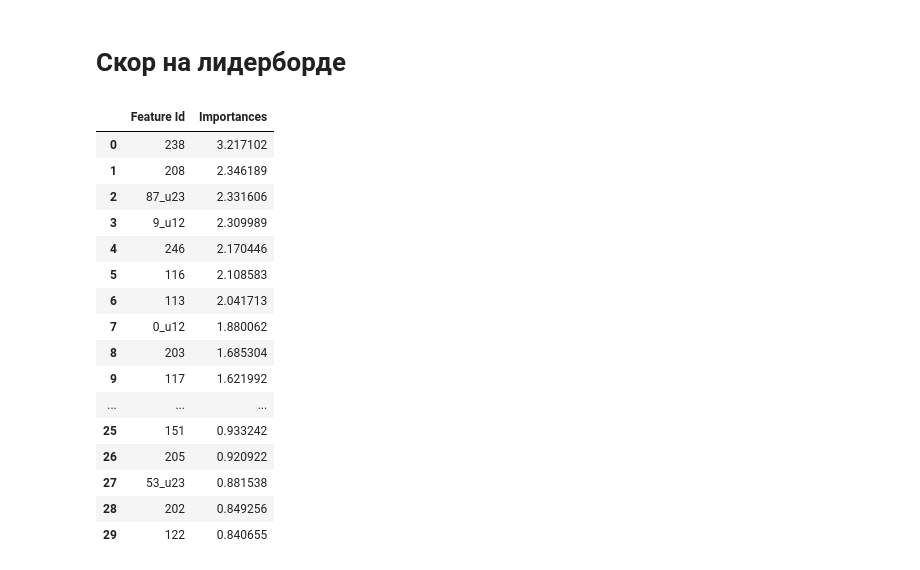
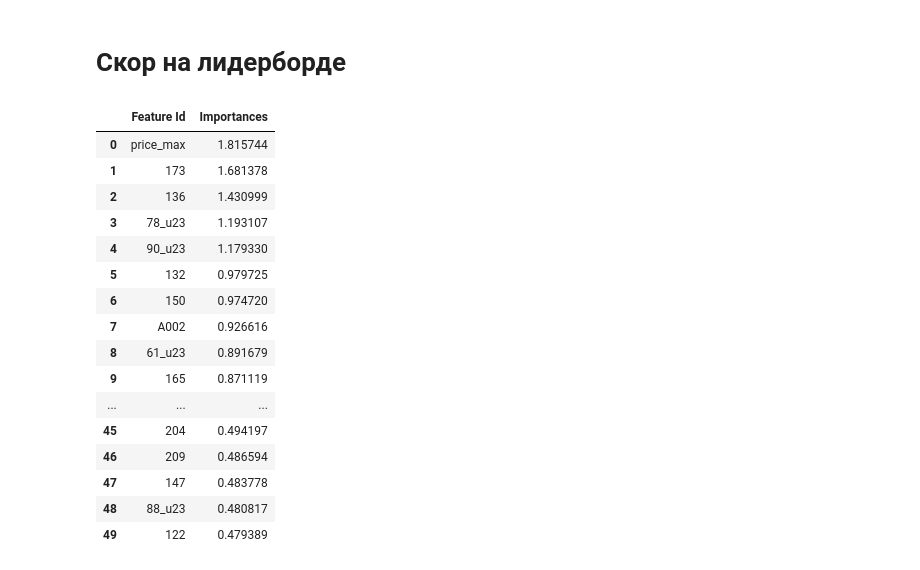
Before and after one commit to SorokinV/Challenge-MTS-2023, a Jupyter notebook: Data-Arch/Context_Baseline_Public.ipynb, the cells around one changed output. Cells and saved outputs as stored; diff of their text form; code cells hidden in the pictures.

```diff
--- a/Data-Arch/Context_Baseline_Public.ipynb
+++ b/Data-Arch/Context_Baseline_Public.ipynb
@@ -352,8 +272,8 @@ Wall time: 9min 5s
 # %%
-%%time
-values = np.array(data_agg['request_cnt_sum'])
-rows = np.array(data_agg['user_id'].map(usr_dict))
-cols = np.array(data_agg['url_host'].map(url_dict))
-mat = scipy.sparse.coo_matrix((values, (rows, cols)), shape=(rows.max() + 1, cols.max() + 1))
-als = implicit.approximate_als.FaissAlternatingLeastSquares(factors = 250, iterations = 30, use_gpu = False, \
-       calculate_training_loss = False, regularization = 0.1)
+if 0 :
+    values = np.array(data_agg['request_cnt_sum'])
+    rows = np.array(data_agg['user_id'].map(usr_dict))
+    cols = np.array(data_agg['url_host'].map(url_dict))
+    mat = scipy.sparse.coo_matrix((values, (rows, cols)), shape=(rows.max() + 1, cols.max() + 1))
+    als = implicit.approximate_als.FaissAlternatingLeastSquares(factors = 250, iterations = 30, use_gpu = False, \
+           calculate_training_loss = False, regularization = 0.1)
@@ -384,5 +280,5 @@ als.model.__dict__
 # %%
-%%time
-als.fit(mat)
-u_factors = als.model.user_factors
-d_factors = als.model.item_factors
+if 0 :
+    als.fit(mat)
+    u_factors = als.model.user_factors
+    d_factors = als.model.item_factors
@@ -395,0 +320,7 @@ u_factors.shape, d_factors.shape
+# %%
+%%time
+u3 = doMatrix(data_aggB.user_id, data_aggB.date,            data_aggB.request_cnt_sum, clusters=10, factors=100)
+u0 = doMatrix(data_agg.user_id,  data_agg.url_host,         data_agg.request_cnt_sum, clusters=400, factors=250)
+
+u1 = doMatrix(data_aggZ.user_id, data_aggZ.region_name_max, data_aggZ.request_cnt_mean, clusters=5)
+u2 = doMatrix(data_aggZ.user_id, data_aggZ.city_name_max,   data_aggZ.request_cnt_mean, clusters=20)
@@ -404,7 +339,7 @@ usr_emb['user_id'] = usr_emb.index.map(inv_usr_map)
 '''
 
 usr_emb = u0
-#usr_emb = usr_emb.merge(u1, how = 'inner', on = ['user_id'], suffixes=('_u0', '_u1') )
+usr_emb = usr_emb.merge(u1, how = 'inner', on = ['user_id'], suffixes=('_u0', '_u1') )
 usr_emb = usr_emb.merge(u2, how = 'inner', on = ['user_id'], suffixes=('_u12','_u2') )
 usr_emb = usr_emb.merge(u3, how = 'inner', on = ['user_id'], suffixes=('_u23','_u3') )
 
@@ -560,22 +499,22 @@ user_id,is_male,age
 # %%
 xx=clf.get_feature_importance(prettified=True)
 # %%
-xx.head(30)
+xx.head(50)
 # %% [output]
 |  | Feature Id | Importances |
-| 0 | 238 | 3.217102 |
-| 1 | 208 | 2.346189 |
-| 2 | 87_u23 | 2.331606 |
-| 3 | 9_u12 | 2.309989 |
-| 4 | 246 | 2.170446 |
-| 5 | 116 | 2.108583 |
-| 6 | 113 | 2.041713 |
-| 7 | 0_u12 | 1.880062 |
-| 8 | 203 | 1.685304 |
-| 9 | 117 | 1.621992 |
+| 0 | price_max | 1.815744 |
+| 1 | 173 | 1.681378 |
+| 2 | 136 | 1.430999 |
+| 3 | 78_u23 | 1.193107 |
+| 4 | 90_u23 | 1.179330 |
+| 5 | 132 | 0.979725 |
+| 6 | 150 | 0.974720 |
+| 7 | A002 | 0.926616 |
+| 8 | 61_u23 | 0.891679 |
+| 9 | 165 | 0.871119 |
 | ... | ... | ... |
-| 25 | 151 | 0.933242 |
-| 26 | 205 | 0.920922 |
-| 27 | 53_u23 | 0.881538 |
-| 28 | 202 | 0.849256 |
-| 29 | 122 | 0.840655 |
+| 45 | 204 | 0.494197 |
+| 46 | 209 | 0.486594 |
+| 47 | 147 | 0.483778 |
+| 48 | 88_u23 | 0.480817 |
+| 49 | 122 | 0.479389 |
```
Also changed, not shown: parts of 26 cells of this notebook, 1 other file.
